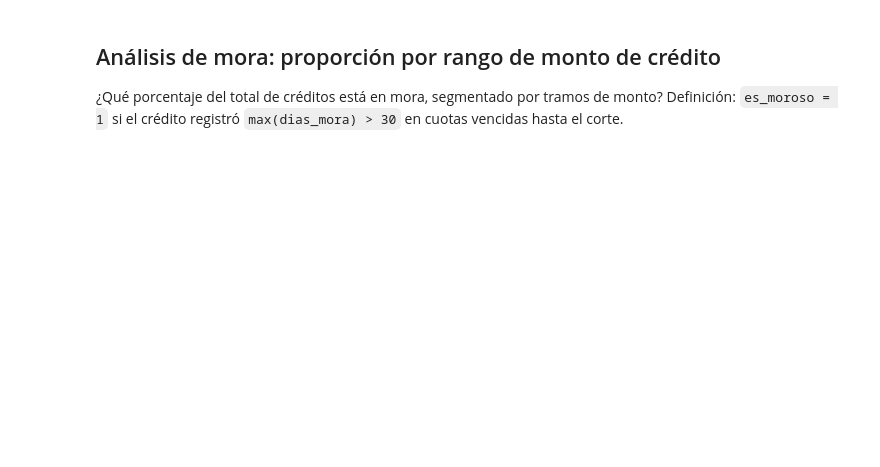
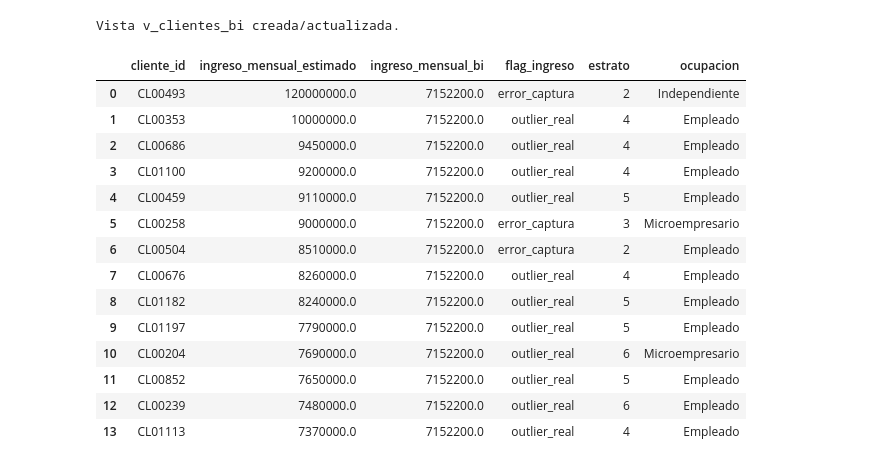
Before and after one commit to Danezc/proyecto-data-scientist, a Jupyter notebook: 0_Master_Pipeline.ipynb, the cells around one changed output. Drawn from its saved outputs; the diff is of its cells as text; code cells hidden in the pictures; blank space fills up the shorter version.

```diff
--- a/0_Master_Pipeline.ipynb
+++ b/0_Master_Pipeline.ipynb
@@ -43,43 +84,53 @@ El registro con ~120.000.000 en estrato 2 queda marcado como `error_captura`; ra
 # %%
+import pandas as pd
 from sqlalchemy import text
 
 sql_view = """
 CREATE OR REPLACE VIEW v_clientes_bi AS
 WITH p AS (
     SELECT percentile_cont(0.99) WITHIN GROUP (ORDER BY ingreso_mensual_estimado) AS p99
     FROM raw_clientes
     WHERE ingreso_mensual_estimado IS NOT NULL
 )
 SELECT
     c.*,
     LEAST(c.ingreso_mensual_estimado, (SELECT p99 FROM p)) AS ingreso_mensual_bi,
     CASE
         WHEN c.ingreso_mensual_estimado > (SELECT p99 FROM p) AND COALESCE(c.estrato, 4) <= 3
             THEN 'error_captura'
         WHEN c.ingreso_mensual_estimado > (SELECT p99 FROM p)
             THEN 'outlier_real'
         ELSE 'normal'
     END AS flag_ingreso
 FROM raw_clientes c;
 """
 
 with engine.begin() as conn:
     conn.execute(text(sql_view))
 
-print("✓ Vista v_clientes_bi creada/actualizada en Supabase.")
+print("Vista v_clientes_bi creada/actualizada.")
 
-# Verificar el outlier
-import pandas as pd
-df_check = pd.read_sql("""
-SELECT cliente_id, ingreso_mensual_estimado, ingreso_mensual_bi,
-       flag_ingreso, estrato, ocupacion
+df_outliers = pd.read_sql("""
+SELECT cliente_id, ingreso_mensual_estimado, ingreso_mensual_bi, flag_ingreso, estrato, ocupacion
 FROM v_clientes_bi
 WHERE flag_ingreso IN ('error_captura', 'outlier_real')
 ORDER BY ingreso_mensual_estimado DESC;
 """, engine)
-display(df_check)
+display(df_outliers)
+# %% [output]
+Vista v_clientes_bi creada/actualizada.
+|  | cliente_id | ingreso_mensual_estimado | ingreso_mensual_bi | flag_ingreso | estrato | ocupacion |
+| 0 | CL00493 | 120000000.0 | 7152200.0 | error_captura | 2 | Independiente |
+| 1 | CL00353 | 10000000.0 | 7152200.0 | outlier_real | 4 | Empleado |
+| 2 | CL00686 | 9450000.0 | 7152200.0 | outlier_real | 4 | Empleado |
+| 3 | CL01100 | 9200000.0 | 7152200.0 | outlier_real | 4 | Empleado |
+| 4 | CL00459 | 9110000.0 | 7152200.0 | outlier_real | 5 | Empleado |
+| 5 | CL00258 | 9000000.0 | 7152200.0 | error_captura | 3 | Microempresario |
+| 6 | CL00504 | 8510000.0 | 7152200.0 | error_captura | 2 | Empleado |
+| 7 | CL00676 | 8260000.0 | 7152200.0 | outlier_real | 4 | Empleado |
+| 8 | CL01182 | 8240000.0 | 7152200.0 | outlier_real | 5 | Empleado |
+| 9 | CL01197 | 7790000.0 | 7152200.0 | outlier_real | 5 | Empleado |
+| 10 | CL00204 | 7690000.0 | 7152200.0 | outlier_real | 6 | Microempresario |
+| 11 | CL00852 | 7650000.0 | 7152200.0 | outlier_real | 5 | Empleado |
+| 12 | CL00239 | 7480000.0 | 7152200.0 | outlier_real | 6 | Empleado |
+| 13 | CL01113 | 7370000.0 | 7152200.0 | outlier_real | 4 | Empleado |
-# %% [markdown]
-## Análisis de mora: proporción por rango de monto de crédito
-
-¿Qué porcentaje del total de créditos está en mora, segmentado por tramos de monto?
-Definición: `es_moroso = 1` si el crédito registró `max(dias_mora) > 30` en cuotas vencidas hasta el corte.
```
Also changed, not shown: parts of 15 cells of this notebook, 8 other files.
